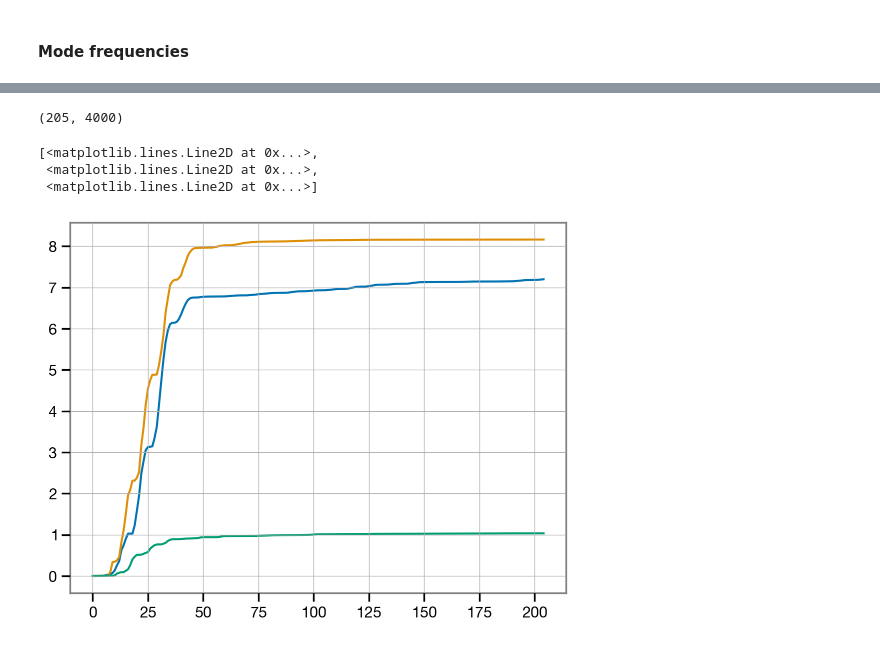
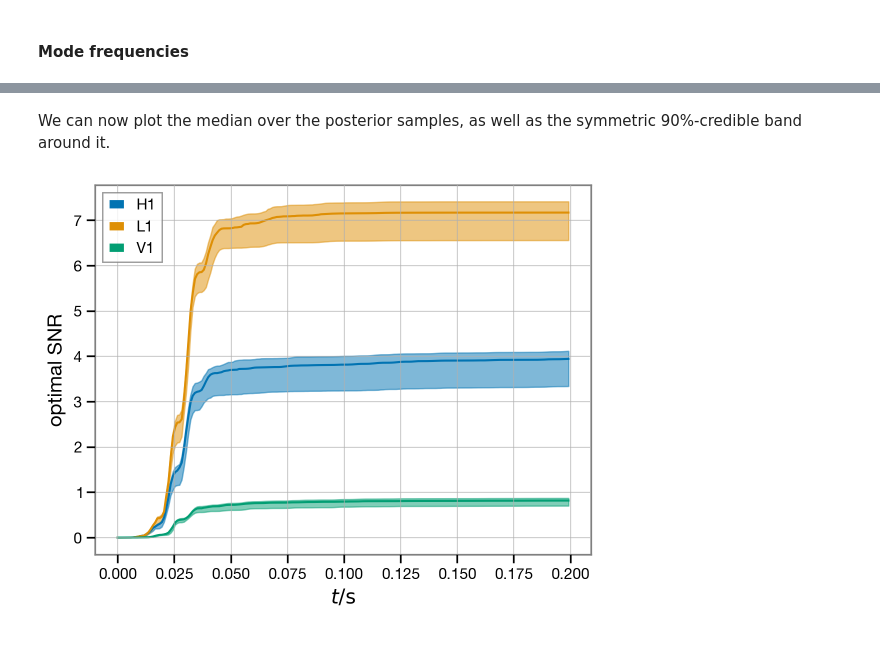
Before and after one commit to maxisi/ringdown, a Jupyter notebook: docs/examples/GW190521.ipynb, the cells around one changed output, grey strips where cells are left out. Saved outputs shown, nothing was run; the diff lists cells and outputs as text; code cells hidden in the pictures.

```diff
--- a/docs/examples/GW190521.ipynb
+++ b/docs/examples/GW190521.ipynb
@@ -85,7 +85,7 @@ In this example, we will fit three prograde modes to the GW190521 data: $(\ell =
 
 The fit object expects to receive a list of modes to include in the fit; the most explicit way to specify them is to give tuples of `(p, s, l, m, n)`, where `p = +/- 1` indicates prograde/retrograde, `s = -2` is the spin weight, `l` and `m` are the usual angular quantum numbers, and `n` is the tone index.  The modes are elliptically polarized, so there is no need to specify both + and - `m` azimuthal numbers. (See [Isi & Farr (2021)](https://arxiv.org/abs/2107.05609).)
 # %%
-fit = rd.Fit(modes=[(1, -2, 2, 2, 0), (1, -2, 2, 1, 0)])
+fit = rd.Fit(modes=[(1, -2, 2, 2, 0), (1, -2, 2, 1, 0), (1, -2, 3, 2, 0)])
 # %% [markdown]
 We will also set an analysis time, target sky location and analysis duration. We will use some reference values corresponding to an estimate of the peak of GW190521 taken from [Siegel et al (2019)](https://arxiv.org/pdf/2307.11975), which quotes a reference time of $t_{H1} = 1242442967.4278\, s$ in the Hanford detector:
 # %%
@@ -293,2 +359,3 @@ plt.xlabel('matched-filter network SNR');
 # %%
-snr_times = fit.result.compute_posterior_snr_timeseries(optimal=True, network=False)
+snr_times_ifo = fit.result.compute_posterior_snr_timeseries(optimal=True, network=False)
+snr_times_ifo.shape
@@ -315,11 +364,15 @@ opt_snrs = np.sqrt(np.cumsum(whs * whs, axis=1))
-# %%
-snr_times.shape
-# %% [output]
-(205, 4000)
+# %% [markdown]
+We can now plot the median over the posterior samples, as well as the symmetric 90\%-credible band around it.
 # %%
-plt.plot(snr_times[:,:,0].T)
+l, m, h = np.percentile(snr_times_ifo, [0.05, 0.5, 0.95], axis=2)
+t = fit.analysis_times[fit.ifos[0]] - fit.start_times[fit.ifos[0]]
+
+for i, ifo in enumerate(fit.ifos):
+    plt.fill_between(t, l[i], h[i], alpha=0.5, color=f'C{i}')
+    plt.plot(t, m[i], label=ifo, c=f'C{i}')
+
+plt.legend(loc='best');
+plt.xlabel(r'$t / \mathrm{s}$');
+plt.ylabel('optimal SNR');
 # %% [output]
-[<matplotlib.lines.Line2D at 0x...>,
- <matplotlib.lines.Line2D at 0x...>,
- <matplotlib.lines.Line2D at 0x...>]
-[figure, old version]
+[figure, new version]
```
Also changed, not shown: parts of 42 cells of this notebook.
